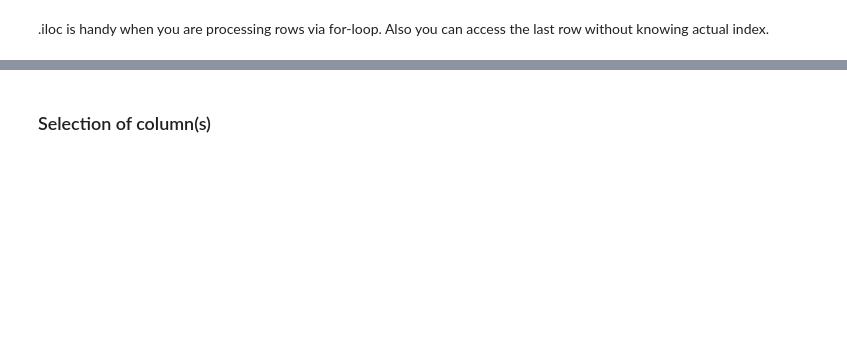
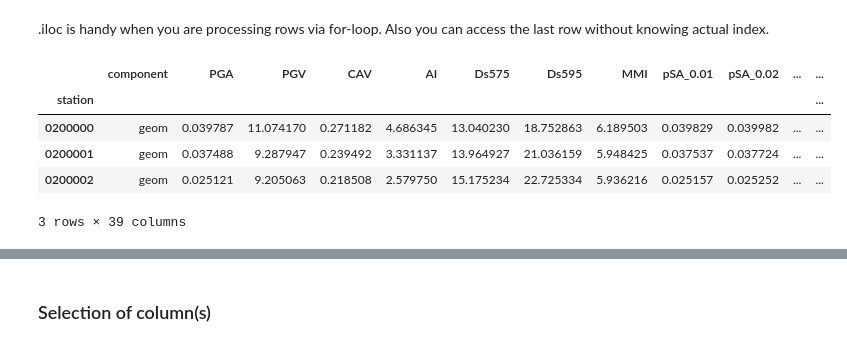
Before and after one commit to sungeunbae/python_tutorial, a Jupyter notebook: QuakeCoRE Python Workshop.ipynb, the cells around one changed output, grey strips where cells are left out. Saved outputs shown, nothing was run; the diff lists cells and outputs as text; code cells hidden in the pictures; blank space fills up the shorter version.

```diff
--- a/QuakeCoRE Python Workshop.ipynb
+++ b/QuakeCoRE Python Workshop.ipynb
@@ -514,6 +897,13 @@ ims_df.iloc[0]
 # %%
 ims_df.iloc[-1]
 # %%
-ims_df.loc['002A':'010009e']
+ims_df.loc['0200000':'0200002']
+# %% [output]
+|  | component | PGA | PGV | CAV | AI | Ds575 | Ds595 | MMI | pSA_0.01 | pSA_0.02 | ... | ... |
+| station |  |  |  |  |  |  |  |  |  |  |  | ... |
+| 0200000 | geom | 0.039787 | 11.074170 | 0.271182 | 4.686345 | 13.040230 | 18.752863 | 6.189503 | 0.039829 | 0.039982 | ... | ... |
+| 0200001 | geom | 0.037488 | 9.287947 | 0.239492 | 3.331137 | 13.964927 | 21.036159 | 5.948425 | 0.037537 | 0.037724 | ... | ... |
+| 0200002 | geom | 0.025121 | 9.205063 | 0.218508 | 2.579750 | 15.175234 | 22.725334 | 5.936216 | 0.025157 | 0.025252 | ... | ... |
+3 rows × 39 columns
 # %%
 ims_df.iloc[0:3]
```
Also changed, not shown: parts of 126 cells of this notebook.
